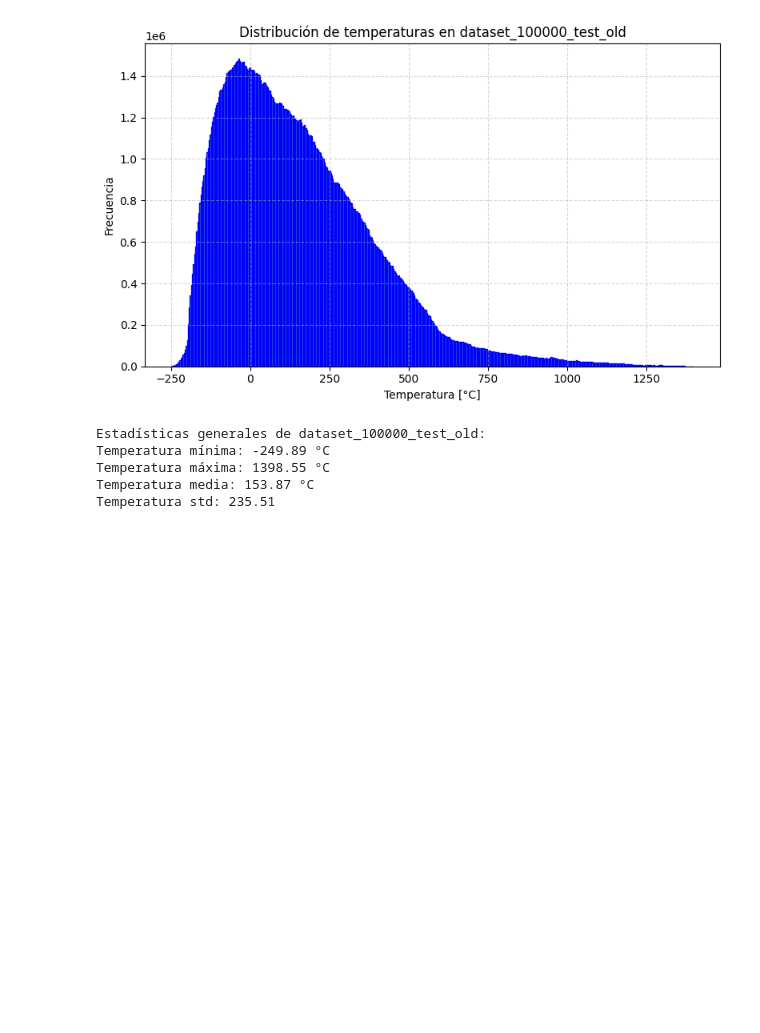
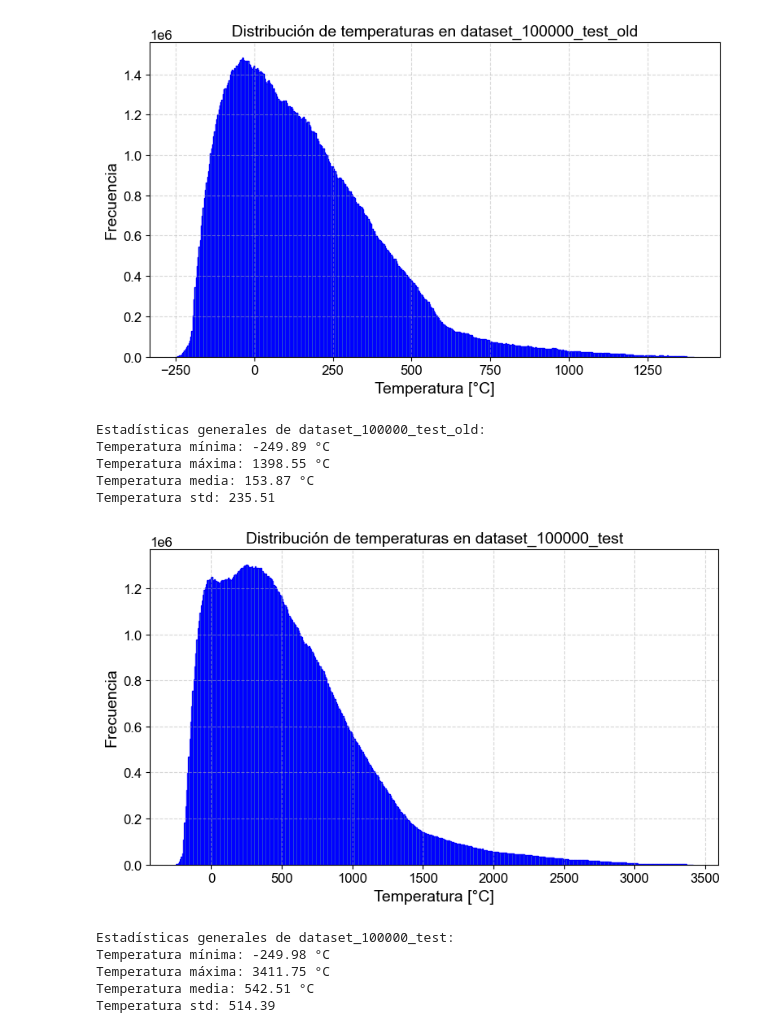
Before and after one commit to RoyGuz/ProyectoFinalModelado, a Jupyter notebook: notebooks/03_generar_dataset_old.ipynb, the cells around one changed output. Saved outputs shown, nothing was run; the diff lists cells and outputs as text; code cells hidden in the pictures; blank space fills up the shorter version.

```diff
--- a/notebooks/03_generar_dataset_old.ipynb
+++ b/notebooks/03_generar_dataset_old.ipynb
@@ -1,23 +1,31 @@
 # %%
 from pathlib import Path
 BASE_DIR = Path().resolve()
 import sys
 sys.path.append(str(BASE_DIR.parent / 'scr'))
 
 from dataset_generator import generar_dataset_old
 from utils import graficar_histograma_temp
 
 Nx = 50
 Ny = 50
 dx = 0.05
 dy = 0.05
 
 #generar_dataset_old(10000, Nx, Ny, dx, dy,'dataset_10000_test_old')
 graficar_histograma_temp('dataset_100000_test_old')
+
+graficar_histograma_temp('dataset_100000_test')
 # %% [output]
-[figure, old version]
+[figure, new version]
 Estadísticas generales de dataset_100000_test_old:
 Temperatura mínima: -249.89 °C
 Temperatura máxima: 1398.55 °C
 Temperatura media: 153.87 °C
 Temperatura std: 235.51
+[figure, added]
+Estadísticas generales de dataset_100000_test:
+Temperatura mínima: -249.98 °C
+Temperatura máxima: 3411.75 °C
+Temperatura media: 542.51 °C
+Temperatura std: 514.39
```
Also changed, not shown: 11 other files.
